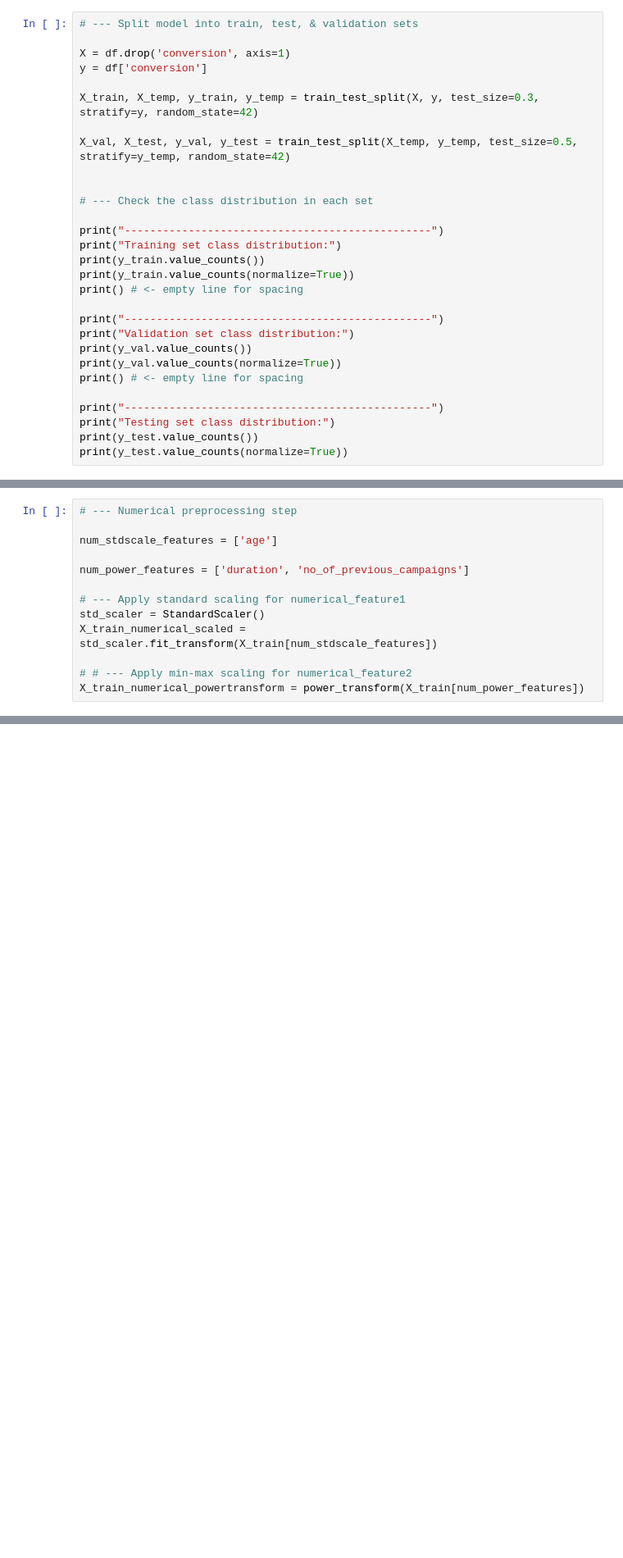
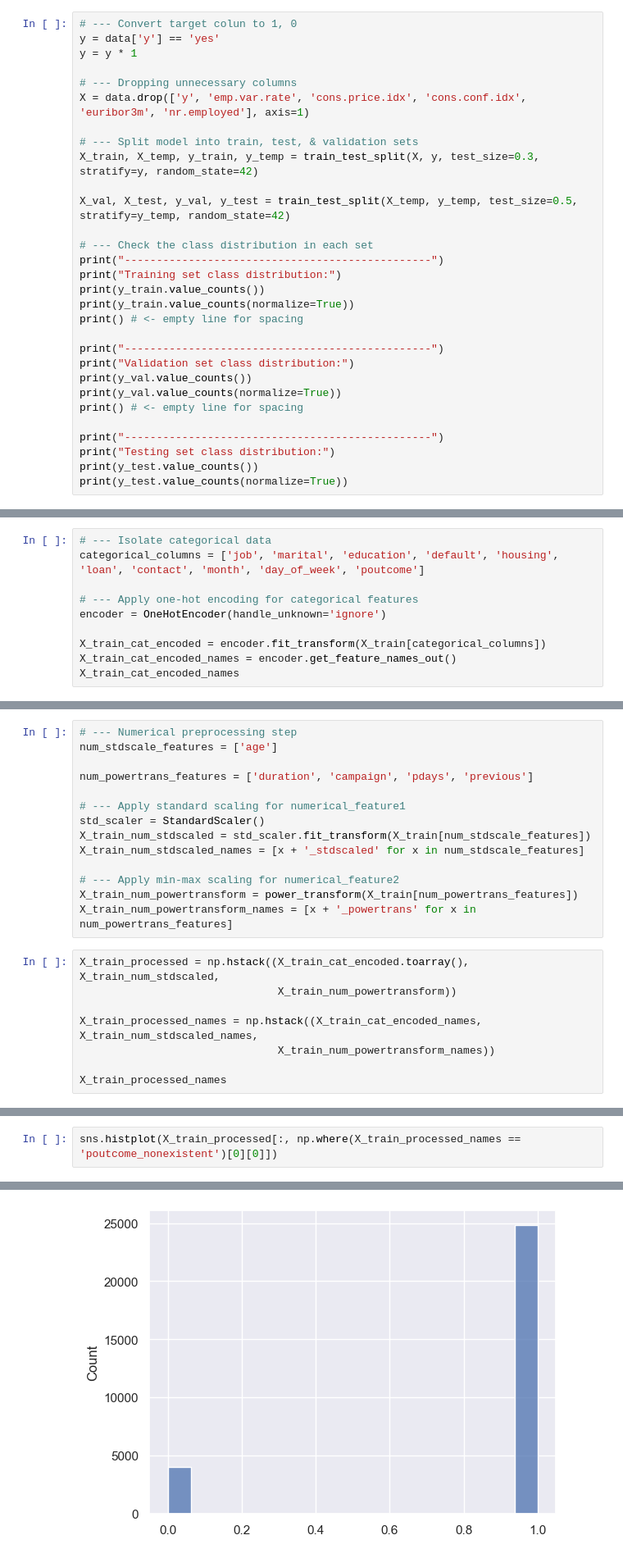
Before and after one commit to peterkchung/lead-scoring-basic, a Jupyter notebook: lead_scoring_0.1.ipynb, the cells around one changed output, grey strips where cells are left out. Shown at 82% size. Cells and saved outputs as stored; diff of their text form; blank space fills up the shorter version.

```diff
--- a/lead_scoring_0.1.ipynb
+++ b/lead_scoring_0.1.ipynb
@@ -175,16 +125,17 @@ Name: conversion, Length: 41188, dtype: int32
 # %%
+# --- Convert target colun to 1, 0
+y = data['y'] == 'yes'
+y = y * 1
+
+# --- Dropping unnecessary columns
+X = data.drop(['y', 'emp.var.rate', 'cons.price.idx', 'cons.conf.idx', 'euribor3m', 'nr.employed'], axis=1)
+
 # --- Split model into train, test, & validation sets
-
-X = df.drop('conversion', axis=1)
-y = df['conversion']
-
 X_train, X_temp, y_train, y_temp = train_test_split(X, y, test_size=0.3, stratify=y, random_state=42)
 
 X_val, X_test, y_val, y_test = train_test_split(X_temp, y_temp, test_size=0.5, stratify=y_temp, random_state=42)
 
-
 # --- Check the class distribution in each set
-
 print("------------------------------------------------")
 print("Training set class distribution:")
 print(y_train.value_counts())
@@ -240,0 +173,10 @@ X_train_categorical = onehot_encoder.fit_transform(X_train[categorical_features]
+# %%
+# --- Isolate categorical data
+categorical_columns = ['job', 'marital', 'education', 'default', 'housing', 'loan', 'contact', 'month', 'day_of_week', 'poutcome']
+
+# --- Apply one-hot encoding for categorical features
+encoder = OneHotEncoder(handle_unknown='ignore')
+
+X_train_cat_encoded = encoder.fit_transform(X_train[categorical_columns])
+X_train_cat_encoded_names = encoder.get_feature_names_out()
+X_train_cat_encoded_names
@@ -241,13 +201,22 @@ X_train_categorical = onehot_encoder.fit_transform(X_train[categorical_features]
 # %%
 # --- Numerical preprocessing step
-
 num_stdscale_features = ['age']
 
-num_power_features = ['duration', 'no_of_previous_campaigns']
+num_powertrans_features = ['duration', 'campaign', 'pdays', 'previous']
 
 # --- Apply standard scaling for numerical_feature1
 std_scaler = StandardScaler()
-X_train_numerical_scaled = std_scaler.fit_transform(X_train[num_stdscale_features])
+X_train_num_stdscaled = std_scaler.fit_transform(X_train[num_stdscale_features])
+X_train_num_stdscaled_names = [x + '_stdscaled' for x in num_stdscale_features]
 
-# # --- Apply min-max scaling for numerical_feature2
-X_train_numerical_powertransform = power_transform(X_train[num_power_features])
+# --- Apply min-max scaling for numerical_feature2
+X_train_num_powertransform = power_transform(X_train[num_powertrans_features])
+X_train_num_powertransform_names = [x + '_powertrans' for x in num_powertrans_features]
+# %%
+X_train_processed = np.hstack((X_train_cat_encoded.toarray(), X_train_num_stdscaled,
+                               X_train_num_powertransform))
+
+X_train_processed_names = np.hstack((X_train_cat_encoded_names, X_train_num_stdscaled_names,
+                               X_train_num_powertransform_names))
+
+X_train_processed_names
@@ -253,0 +243,3 @@ X_train_numerical_powertransform = power_transform(X_train[num_power_features])
+# %%
+sns.histplot(X_train_processed[:, np.where(X_train_processed_names == 'poutcome_nonexistent')[0][0]])
+# %% [output]
@@ -253,0 +247 @@ X_train_numerical_powertransform = power_transform(X_train[num_power_features])
+[figure, added]
```
Also changed, not shown: parts of 27 cells of this notebook, 1 other file.
